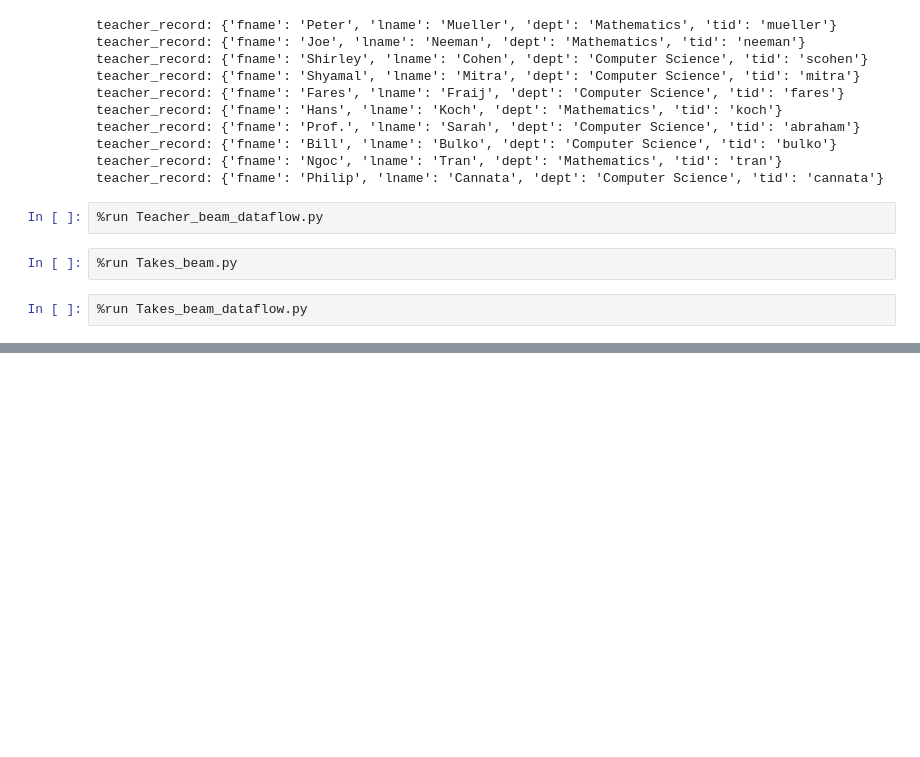
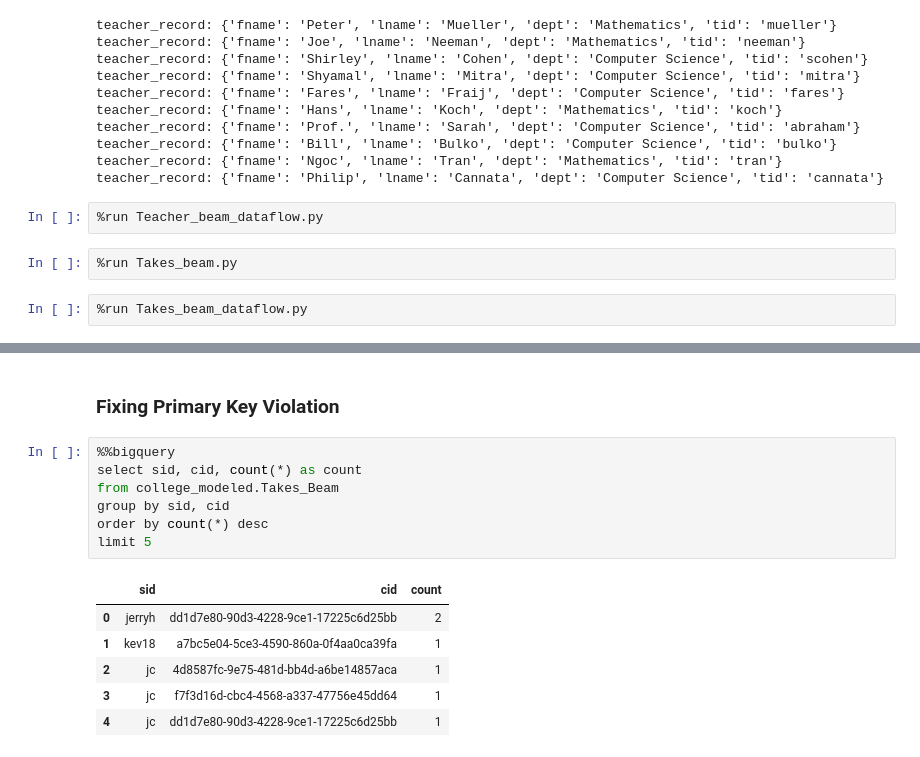
Before and after one commit to cs327e-spring2020/snippets, a Jupyter notebook: college_modeled.ipynb, the cells around one changed output, grey strips where cells are left out. Saved outputs shown, nothing was run; the diff lists cells and outputs as text; blank space fills up the shorter version.

```diff
--- a/college_modeled.ipynb
+++ b/college_modeled.ipynb
@@ -243,0 +296,16 @@ teacher_record: {'fname': 'Philip', 'lname': 'Cannata', 'dept': 'Computer Scienc
+# %% [markdown]
+### Fixing Primary Key Violation
+# %%
+%%bigquery
+select sid, cid, count(*) as count
+from college_modeled.Takes_Beam
+group by sid, cid
+order by count(*) desc
+limit 5
+# %% [output]
+|  | sid | cid | count |
+| 0 | jerryh | dd1d7e80-90d3-4228-9ce1-17225c6d25bb | 2 |
+| 1 | kev18 | a7bc5e04-5ce3-4590-860a-0f4aa0ca39fa | 1 |
+| 2 | jc | 4d8587fc-9e75-481d-bb4d-a6be14857aca | 1 |
+| 3 | jc | f7f3d16d-cbc4-4568-a337-47756e45dd64 | 1 |
+| 4 | jc | dd1d7e80-90d3-4228-9ce1-17225c6d25bb | 1 |
```
Also changed, not shown: parts of 17 cells of this notebook.
